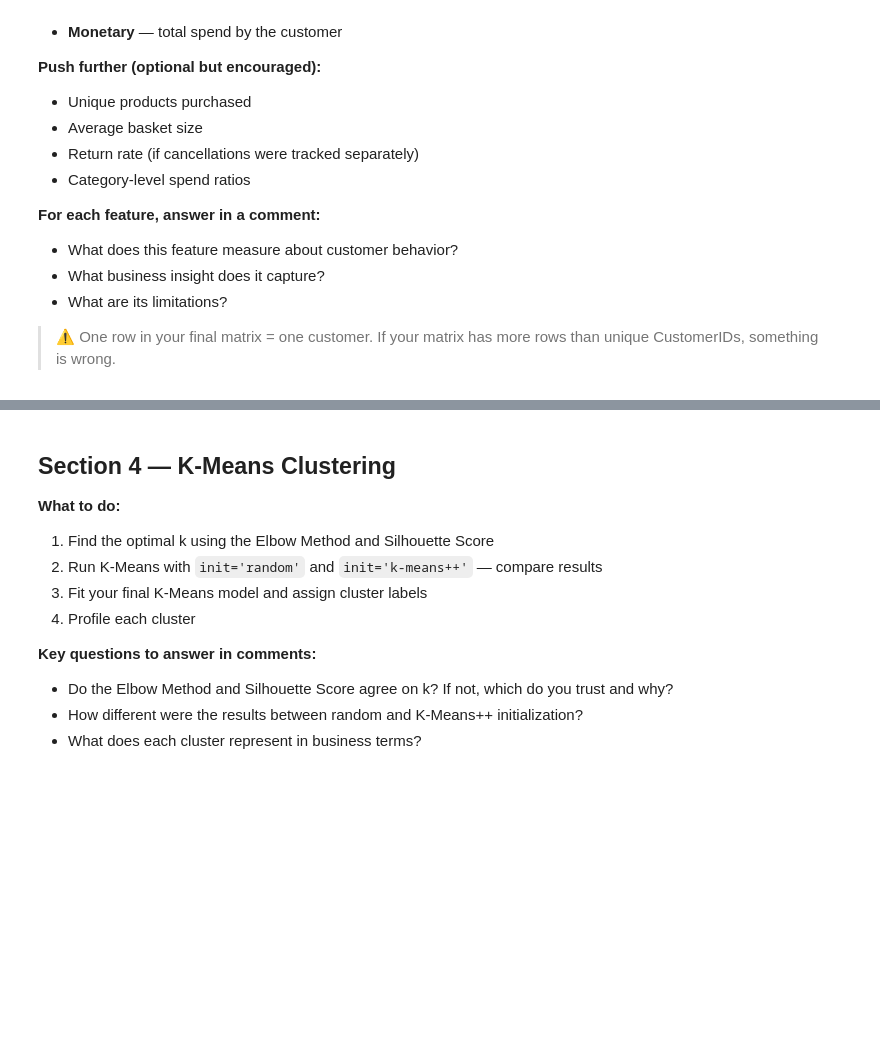
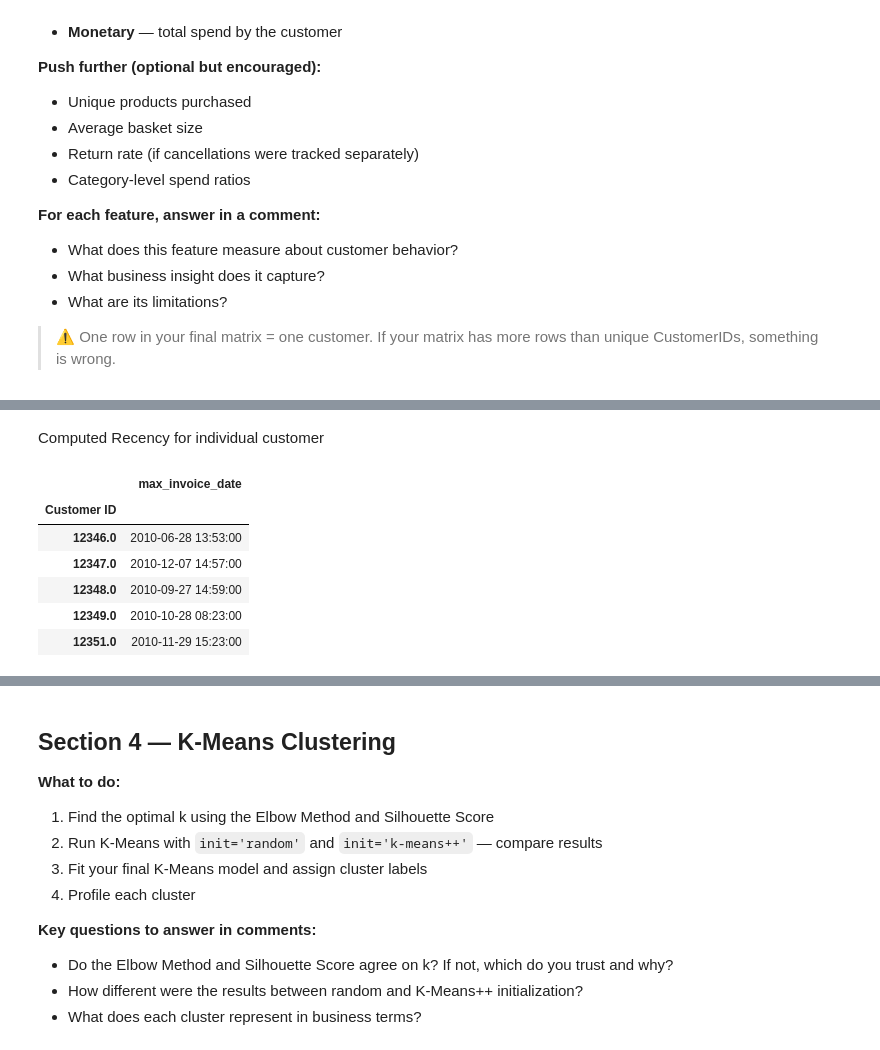
Before and after one commit to CodexAarogya/Fusemachines-Assignments, a Jupyter notebook: week-7/Assignment/Week_7_Clustering_Assignment.ipynb, the cells around one changed output, grey strips where cells are left out. Saved outputs shown, nothing was run; the diff lists cells and outputs as text; code cells hidden in the pictures; blank space fills up the shorter version.

```diff
--- a/week-7/Assignment/Week_7_Clustering_Assignment.ipynb
+++ b/week-7/Assignment/Week_7_Clustering_Assignment.ipynb
@@ -220,2 +237,2 @@ Name: InvoiceDate, Length: 515255, dtype: datetime64[us]
 # %%
-df_clean.set_index(df_clean['InvoiceDate'])
+df_clean = df_clean.set_index(df_clean['InvoiceDate'])
@@ -273,0 +296,18 @@ This is the hardest section. There is no template for what features to build —
+# %% [markdown]
+Computed Recency for individual customer
+# %%
+grouped_InvoiceDate = pd.DataFrame(
+    {
+        "max_invoice_date": df_clean.groupby("Customer ID")["InvoiceDate"].max()
+    }
+)
+
+grouped_InvoiceDate.head()
+# %% [output]
+|  | max_invoice_date |
+| Customer ID |  |
+| 12346.0 | 2010-06-28 13:53:00 |
+| 12347.0 | 2010-12-07 14:57:00 |
+| 12348.0 | 2010-09-27 14:59:00 |
+| 12349.0 | 2010-10-28 08:23:00 |
+| 12351.0 | 2010-11-29 15:23:00 |
```
Also changed, not shown: parts of 25 cells of this notebook.
